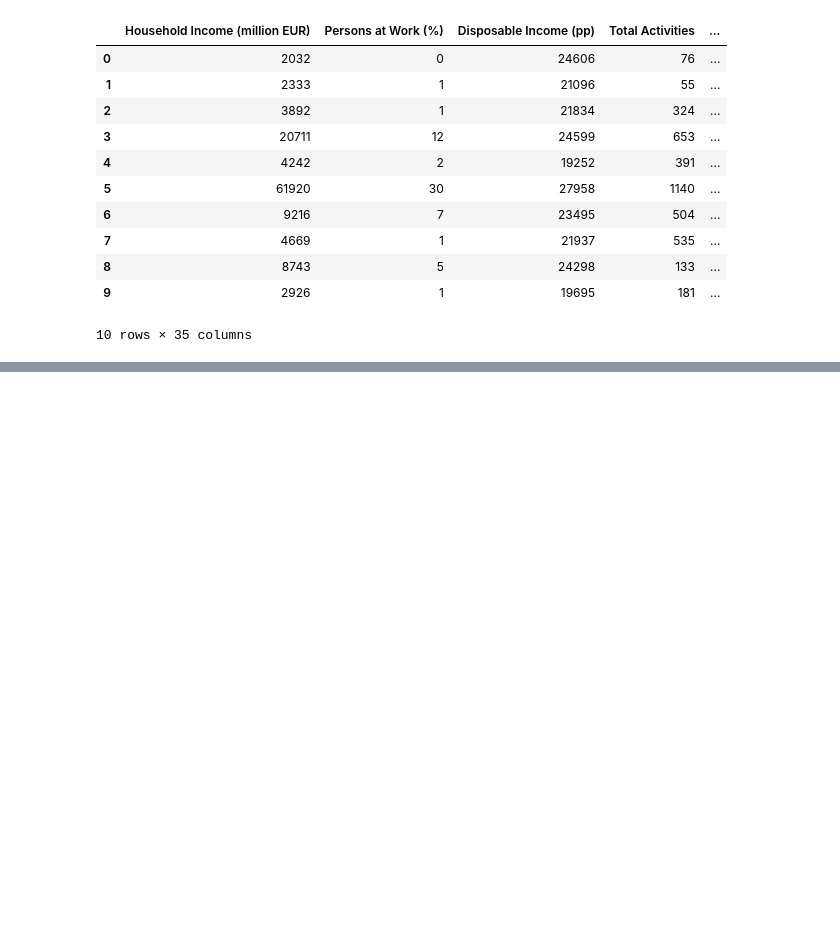
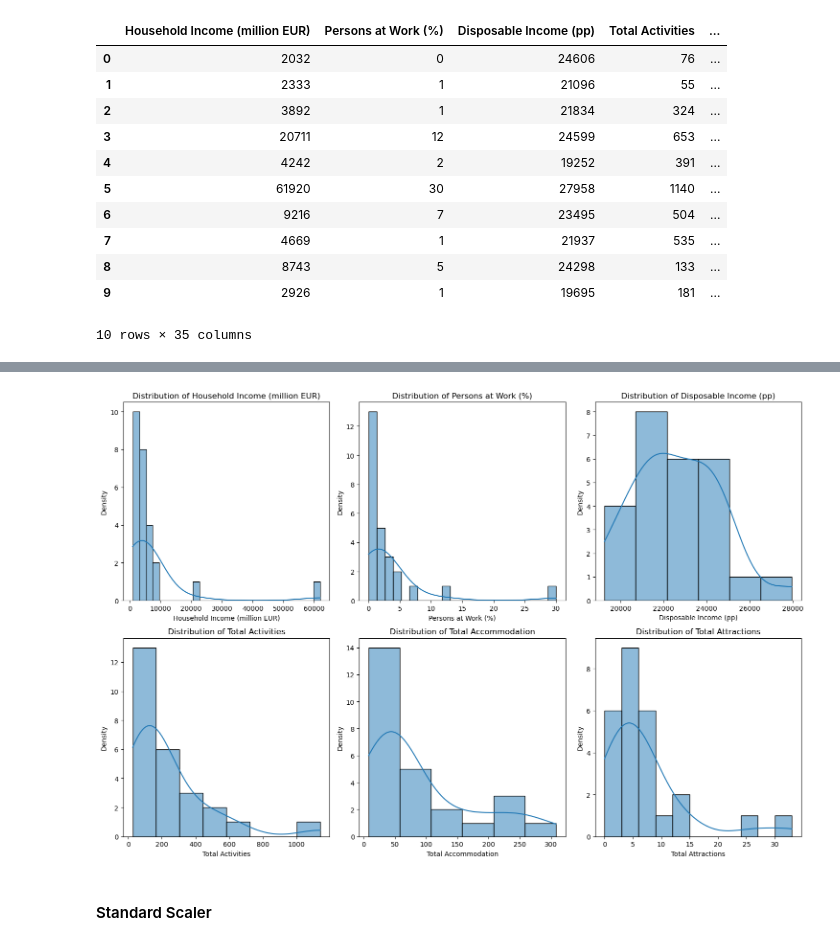
Before and after one commit to sbs22014/CA1_TourismIreland_MscDA, a Jupyter notebook: Data Clean and Merge for Project - 1.ipynb, the cells around one changed output, grey strips where cells are left out. Cells and saved outputs as stored; diff of their text form; code cells hidden in the pictures; blank space fills up the shorter version.

```diff
--- a/Data Clean and Merge for Project - 1.ipynb
+++ b/Data Clean and Merge for Project - 1.ipynb
@@ -1415,0 +1467,24 @@ num_ohe_df.head(10)
+# %%
+# Visualise using Seaborn
+
+# Set layout for subplots as above
+fig, axes = plt.subplots(nrows=2, ncols=3, figsize=(15, 10))
+
+# Flatten the axes for iteration
+axes = axes.flatten()
+
+# Loop through each col in our target_cols and plot a histogram
+for i, col in enumerate(target_cols.columns):
+    ax = axes[i]
+    sns.histplot(target_cols[col], ax=ax, kde=True)
+    ax.set_title(f'Distribution of {col}')
+    ax.set_xlabel(col)
+    ax.set_ylabel('Density')
+
+# Adjust layout and display the plot
+plt.tight_layout()
+plt.show()
+# %% [output]
+[figure, added]
+# %% [markdown]
+#### Standard Scaler
```
Also changed, not shown: parts of 45 cells of this notebook, 18 other files.
